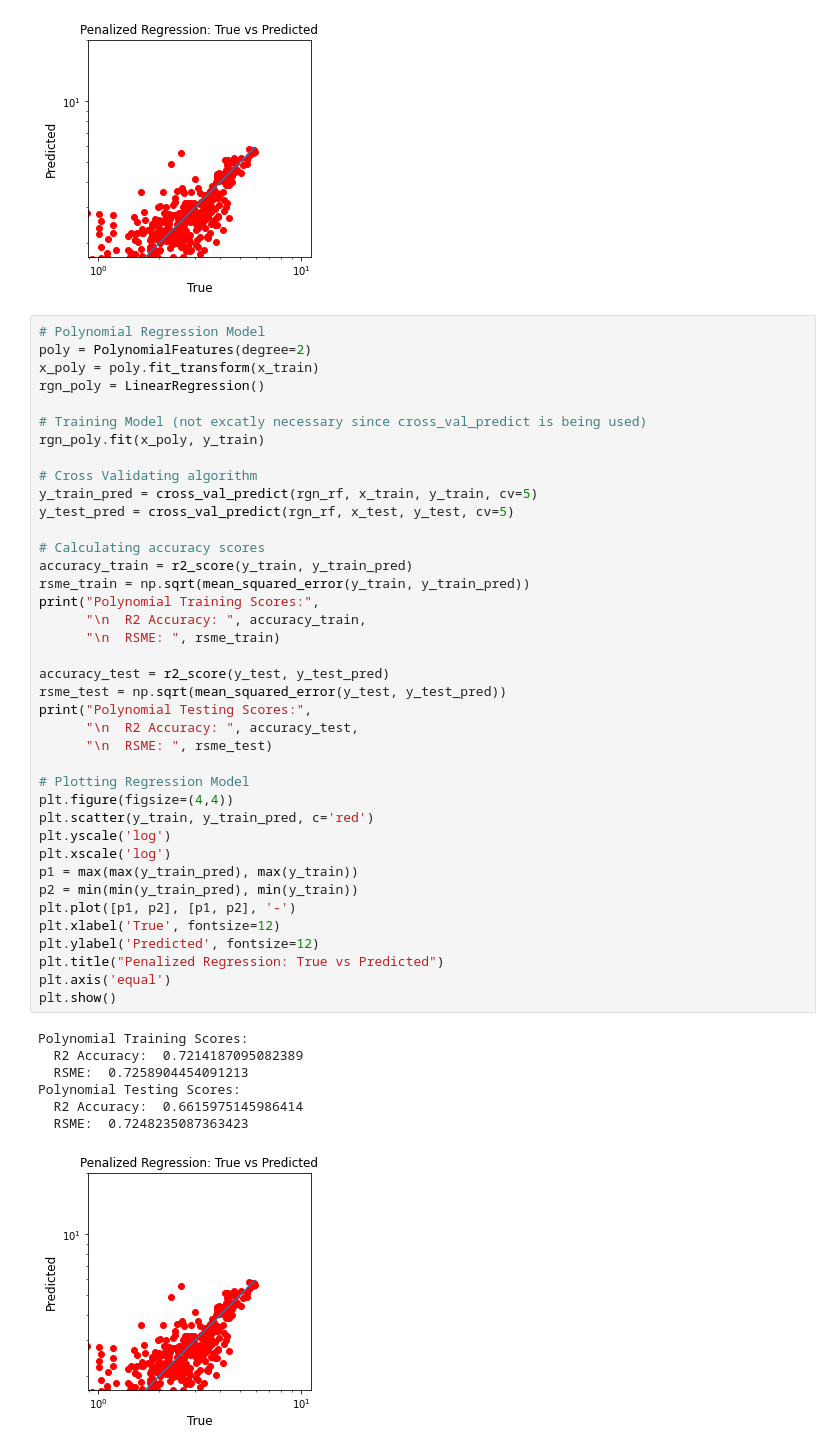
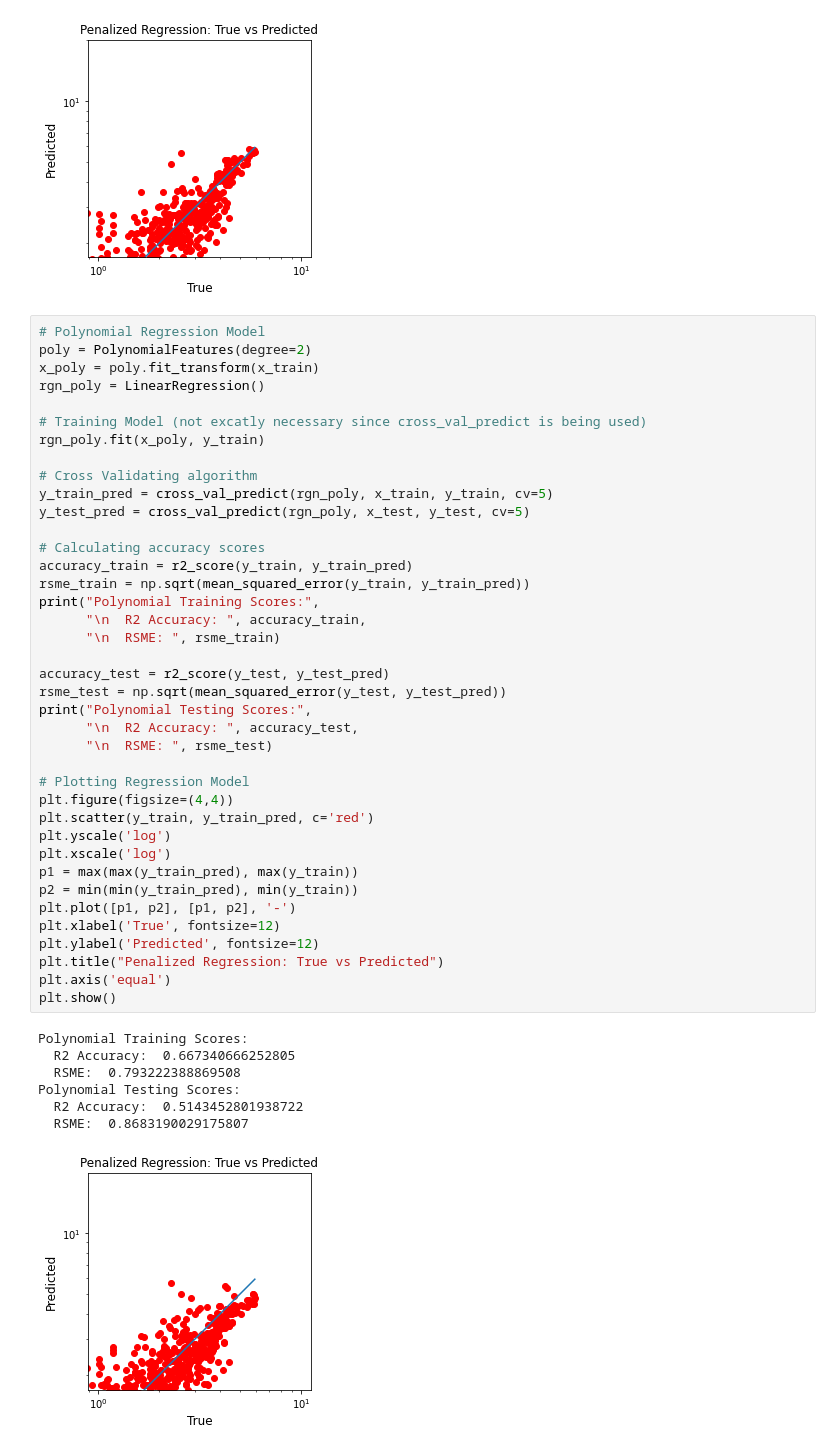
Before and after one commit to sinatm3000/BMEN415_FinalProject, a Jupyter notebook: BMEN 415_Class+Reg Models_GuptaChetan.ipynb, the cells around one changed output. Cells and saved outputs as stored; diff of their text form.

```diff
--- a/BMEN 415_Class+Reg Models_GuptaChetan.ipynb
+++ b/BMEN 415_Class+Reg Models_GuptaChetan.ipynb
@@ -348,40 +348,40 @@ rgn_poly = LinearRegression()
 rgn_poly.fit(x_poly, y_train)
 
 # Cross Validating algorithm
-y_train_pred = cross_val_predict(rgn_rf, x_train, y_train, cv=5)
-y_test_pred = cross_val_predict(rgn_rf, x_test, y_test, cv=5)
+y_train_pred = cross_val_predict(rgn_poly, x_train, y_train, cv=5)
+y_test_pred = cross_val_predict(rgn_poly, x_test, y_test, cv=5)
 
 # Calculating accuracy scores
 accuracy_train = r2_score(y_train, y_train_pred)
 rsme_train = np.sqrt(mean_squared_error(y_train, y_train_pred))
 print("Polynomial Training Scores:",
       "\n  R2 Accuracy: ", accuracy_train,
       "\n  RSME: ", rsme_train)
 
 accuracy_test = r2_score(y_test, y_test_pred)
 rsme_test = np.sqrt(mean_squared_error(y_test, y_test_pred))
 print("Polynomial Testing Scores:",
       "\n  R2 Accuracy: ", accuracy_test,
       "\n  RSME: ", rsme_test)
 
 # Plotting Regression Model
 plt.figure(figsize=(4,4))
 plt.scatter(y_train, y_train_pred, c='red')
 plt.yscale('log')
 plt.xscale('log')
 p1 = max(max(y_train_pred), max(y_train))
 p2 = min(min(y_train_pred), min(y_train))
 plt.plot([p1, p2], [p1, p2], '-')
 plt.xlabel('True', fontsize=12)
 plt.ylabel('Predicted', fontsize=12)
 plt.title("Penalized Regression: True vs Predicted")
 plt.axis('equal')
 plt.show()
 # %% [output]
 Polynomial Training Scores:
-  R2 Accuracy:  0.7214187095082389
-  RSME:  0.7258904454091213
+  R2 Accuracy:  0.667340666252805
+  RSME:  0.793222388869508
 Polynomial Testing Scores:
-  R2 Accuracy:  0.6615975145986414
-  RSME:  0.7248235087363423
+  R2 Accuracy:  0.5143452801938722
+  RSME:  0.8683190029175807
-[figure, old version]
+[figure, new version]
```
